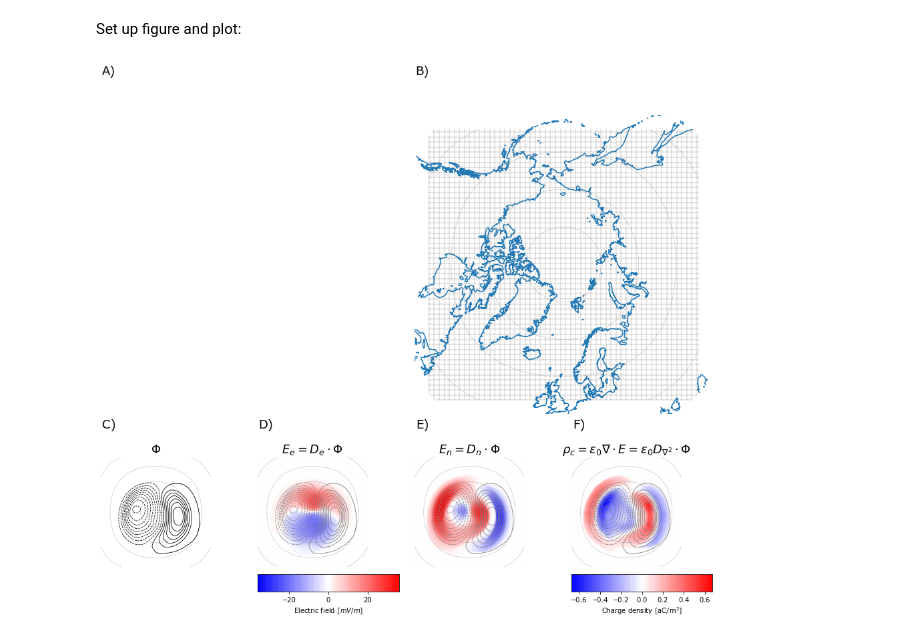
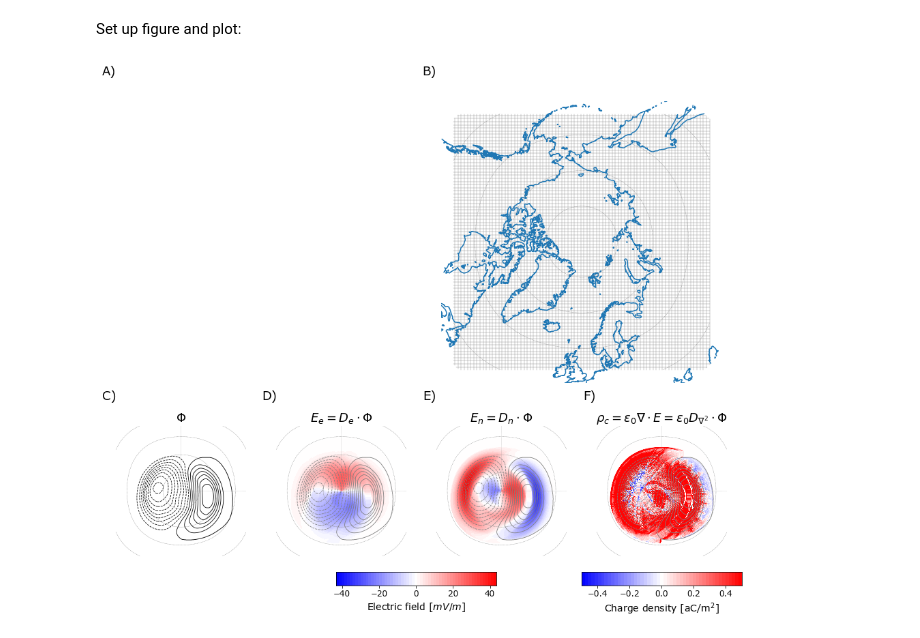
Before and after one commit to klaundal/lompe, a Jupyter notebook: examples/code_paper_figures/01_cubed_sphere_weimer_potential.ipynb, the cells around one changed output. Saved outputs shown, nothing was run; the diff lists cells and outputs as text; code cells hidden in the pictures.

Commit message:
small changes to plotting, changed grid resolution

```diff
--- a/examples/code_paper_figures/01_cubed_sphere_weimer_potential.ipynb
+++ b/examples/code_paper_figures/01_cubed_sphere_weimer_potential.ipynb
@@ -58,3 +68,3 @@ Smoothing the scalar field:
 # %%
-V = median_filter(V, size = 3*SKIP, mode = 'constant', cval = 0)
+V = median_filter(V, size = 4*SKIP, mode = 'constant', cval = 0)
 # %% [markdown]
@@ -105,10 +114,4 @@ Smooth electric field and div(E) for plotting:
 # %%
-E_e = median_filter(E_e, size = 3*SKIP, mode = 'constant', cval = 0)
-E_n = median_filter(E_n, size = 3*SKIP, mode = 'constant', cval = 0)
-divE = median_filter(divE, size = 3*SKIP, mode = 'constant', cval = 0)
-epsdivE = divE * eps0 # convert to charge density - Gauss' law
-
-# remove lower latitudes
-# E_n[grid.lat < 60] = 0
-# E_e[grid.lat < 60] = 0
-# epsdivE[grid.lat < 60] = 0
+#E_e = median_filter(E_e, size = 3*SKIP, mode = 'constant', cval = 0)
+#E_n = median_filter(E_n, size = 3*SKIP, mode = 'constant', cval = 0)
+#divE = median_filter(divE, size = 3*SKIP, mode = 'constant', cval = 0)
@@ -115,2 +120,6 @@ epsdivE = divE * eps0 # convert to charge density - Gauss' law
+# %%
+E_e[grid.lat < 61] = np.nan
+E_n[grid.lat < 61] = np.nan
+epsdivE[grid.lat < 61] = np.nan
 # %% [markdown]
     TODO: check that scales for E-field and epsdivE are correct
@@ -123,24 +152,24 @@ fig = plt.figure(figsize = (12*1.25, 9*1.25))
 axs1, axs2 = {}, {} # initialize dictionaries for axes
 
 # upper row
-axs1['onsphere' ] = plt.subplot2grid((30, 40), (2,  0), rowspan = 19, colspan = 19)
-axs1['grid'     ] = plt.subplot2grid((30, 40), (2, 20), rowspan = 19, colspan = 19)
-axs1['label'    ] = plt.subplot2grid((30, 40), (1,  0))
-axs1['label2'   ] = plt.subplot2grid((30, 40), (1, 20))
+axs1['onsphere' ] = plt.subplot2grid((25, 40), (2,  0), rowspan = 13, colspan = 20)
+axs1['grid'     ] = plt.subplot2grid((25, 40), (2, 20), rowspan = 13, colspan = 20)
+axs1['label'    ] = plt.subplot2grid((25, 40), (1,  0))
+axs1['label2'   ] = plt.subplot2grid((25, 40), (1, 20))
 
 # lower row
-axs2['potential'] = plt.subplot2grid((30, 40), (22,  0), rowspan = 7, colspan = 7)
-axs2['E_e'      ] = plt.subplot2grid((30, 40), (22, 10), rowspan = 7, colspan = 7)
-axs2['E_n'      ] = plt.subplot2grid((30, 40), (22, 20), rowspan = 7, colspan = 7)
-axs2['Ediv'     ] = plt.subplot2grid((30, 40), (22, 30), rowspan = 7, colspan = 7)
+axs2['potential'] = plt.subplot2grid((25, 40), (17,  0), rowspan = 6, colspan = 10)
+axs2['E_e'      ] = plt.subplot2grid((25, 40), (17, 10), rowspan = 6, colspan = 10)
+axs2['E_n'      ] = plt.subplot2grid((25, 40), (17, 20), rowspan = 6, colspan = 10)
+axs2['Ediv'     ] = plt.subplot2grid((25, 40), (17, 30), rowspan = 6, colspan = 10)
 
-axs2['label'    ] = plt.subplot2grid((30, 40), (21, 0))
-axs2['label2'   ] = plt.subplot2grid((30, 40), (21, 10))
-axs2['label3'   ] = plt.subplot2grid((30, 40), (21, 20))
-axs2['label4'   ] = plt.subplot2grid((30, 40), (21, 30))
+axs2['label'    ] = plt.subplot2grid((25, 40), (16, 0))
+axs2['label2'   ] = plt.subplot2grid((25, 40), (16, 10))
+axs2['label3'   ] = plt.subplot2grid((25, 40), (16, 20))
+axs2['label4'   ] = plt.subplot2grid((25, 40), (16, 30))
 
-axs2['cbar'     ] = plt.subplot2grid((30, 40), (29, 10), colspan = 9) # for electric fields
-axs2['cbar2'    ] = plt.subplot2grid((30, 40), (29, 30), colspan = 9) # for div(E)
+axs2['cbar'     ] = plt.subplot2grid((40, 60), (38, 22), colspan = 15) # for electric fields
+axs2['cbar2'    ] = plt.subplot2grid((40, 60), (38, 45), colspan = 15) # for div(E)
 
 plt.subplots_adjust(hspace = 0, wspace = 0, left = 0.05, right = .92, bottom = 0.01 ,top = .99)
 
@@ -164,12 +193,11 @@ for key in axs1.keys():
 # A) example of cube face intersecting sphere
 
 # B) cubed sphere grid with coastlines
-# TODO: plot grid in a better way?
-count = -1
+count = 0
 for lon, lat in grid.get_grid_boundaries():
     xi, eta = grid.projection.geo2cube(lon, lat)
     count += 1
-    if count%5 !=0:
+    if count%10 !=0:
         continue
     axs1['grid'].plot(xi, eta, color = 'grey', linewidth = .4)
 
@@ -196,6 +224,7 @@ for key in axs2.keys():
         continue
     axs2[key].set_aspect('equal')
     axs2[key].contour(grid.xi, grid.eta, grid.lat, linestyles = '--', colors = 'grey', linewidths = .4, levels = np.r_[-80:81:10])
+    axs2[key].contour(grid.xi, grid.eta, grid.lon/15, levels = [6, 12, 18], linestyles = ':', colors = 'gray', linewidths = .4)
 
 # C) Potential
 # f = Phi
@@ -203,7 +232,7 @@ axs2['potential'].set_title(r'$\Phi$', fontsize = 18)
 axs2['potential'].contour(grid.xi, grid.eta, V, colors = 'black', levels = np.r_[-100:101:4] * 1e3, linewidths = .8)
 
 # color scale for east, north E-field
-Escalelimits = np.max((np.abs(E_n), np.abs(E_e))) * 1e3 # added temporarily
+Escalelimits = np.nanmax((np.abs(E_n), np.abs(E_e))) * 1e3 # added temporarily
 Elevels = np.linspace(-Escalelimits, Escalelimits, 60) * 1e-3
 
 # D) eastward electric field
@@ -218,38 +247,41 @@ axs2['E_n'].contour(grid.xi, grid.eta, V, colors = 'gray', levels = np.r_[-100:1
 axs2['E_n'].contourf(grid.xi, grid.eta, E_n, cmap = plt.cm.bwr, levels = Elevels)
 axs2['E_n'].set_title(r'$E_n = D_n \cdot \Phi$', fontsize = 18)
 
 # color bar for east, north electric fields
 x = np.vstack((Elevels, Elevels)).T
 y = np.vstack((np.zeros(Elevels.size), np.ones(Elevels.size))).T
 axs2['cbar'].contourf(x*1e3, y, x*1e3, levels = Elevels*1e3, cmap = plt.cm.bwr)
 axs2['cbar'].set_yticks([])
 axs2['cbar'].xaxis.set_label_position("bottom")
 axs2['cbar'].xaxis.tick_bottom()
-axs2['cbar'].set_xlabel('Electric field [$mV/m$]')
+axs2['cbar'].tick_params(axis = 'x', labelsize = 12)
+axs2['cbar'].set_xlabel('Electric field [$mV/m$]', fontsize = 14)
 
 
 # F) charge density
 
 # color scale for charge density (eps*divE)
-divscalelimits = np.max((np.abs(epsdivE))) * 1e18 # added temporarily
-divElevels = np.linspace(-divscalelimits, divscalelimits, 60) * 1e-18
+divscalelimits = np.nanmax((np.abs(epsdivE))) * 1e18 # added temporarily
+#divElevels = np.linspace(-divscalelimits, divscalelimits, 60) * 1e-18
+divElevels = np.linspace(-0.5, 0.5, 50) * 1e-18
 
 # divE = D_div * E
 # epsdivE = eps*divE
 axs2['Ediv'].contour(grid.xi, grid.eta, V, colors = 'gray', levels = np.r_[-100:101:4] * 1e3, linewidths = .8)
 axs2['Ediv'].contourf(grid.xi, grid.eta, epsdivE, cmap = plt.cm.bwr, levels = divElevels)
 axs2['Ediv'].set_title(r'$\rho_c=\epsilon_0 \nabla \cdot E = \epsilon_0 D_{\nabla^2} \cdot \Phi$', fontsize = 18);
 
 # color bar for div(E)
 x = np.vstack((divElevels, divElevels)).T
 y = np.vstack((np.zeros(divElevels.size), np.ones(divElevels.size))).T
 axs2['cbar2'].contourf(x*1e18, y, x*1e18, levels = divElevels*1e18, cmap = plt.cm.bwr)
 axs2['cbar2'].set_yticks([])
 axs2['cbar2'].xaxis.set_label_position("bottom")
 axs2['cbar2'].xaxis.tick_bottom()
-axs2['cbar2'].set_xlabel(r'Charge density [aC/m$^2$]'); # really aC/m^3
+axs2['cbar2'].tick_params(axis = 'x', labelsize = 12)
+axs2['cbar2'].set_xlabel(r'Charge density [aC/m$^2$]', fontsize = 14); # really aC/m^3
 # %% [output]
-[figure, old version]
+[figure, new version]
 # %%
 # temporary to see how run time changes for different parameters
 
```
Also changed, not shown: parts of 17 cells of this notebook.
